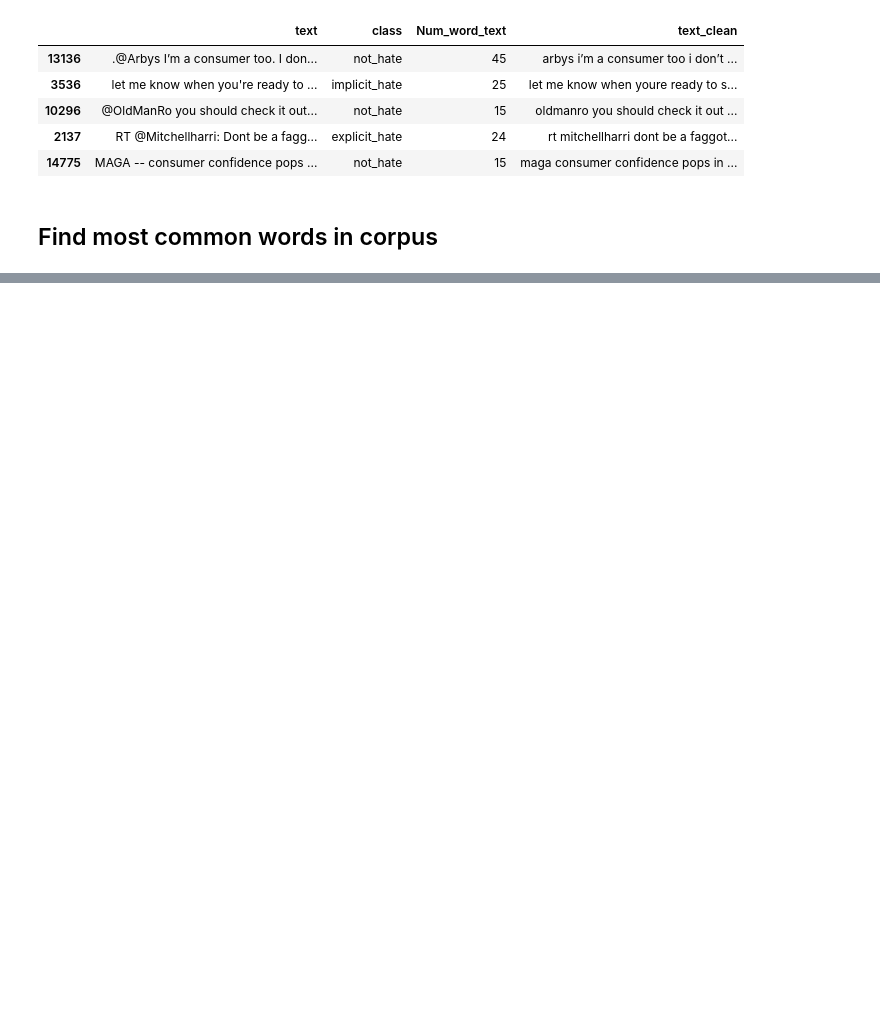
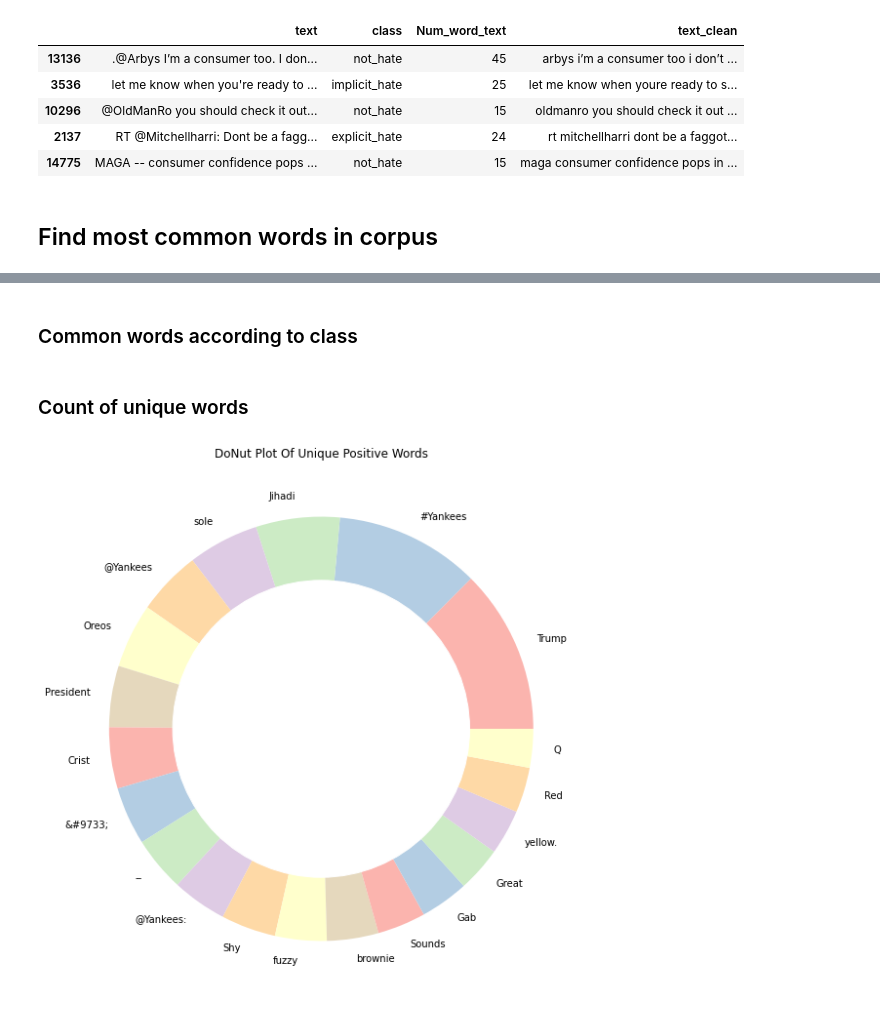
Before and after one commit to uadR1/nlphatespeech, a Jupyter notebook: Hina/count_words_per_class.ipynb, the cells around one changed output, grey strips where cells are left out. Cells and saved outputs as stored; diff of their text form; code cells hidden in the pictures; blank space fills up the shorter version.

Commit message:
unique_words

```diff
--- a/Hina/count_words_per_class.ipynb
+++ b/Hina/count_words_per_class.ipynb
@@ -177,3 +190,6 @@ def clean_text(text):
+# %%
+def remove_stopword(x):
+    return [y for y in x if y not in stopwords.words('english')]
 # %%
 train['text_clean'] = train['text'].apply(lambda x:clean_text(x))
 # %%
@@ -187,3 +203,6 @@ train.head()
 | 14775 | MAGA -- consumer confidence pops ... | not_hate | 15 | maga consumer confidence pops in ... |
 # %% [markdown]
 ## Find most common words in corpus
+# %%
+train['temp_list1'] = train['text'].apply(lambda x:str(x).split()) #List of words in every row for text
+train['temp_list1'] = train['temp_list1'].apply(lambda x:remove_stopword(x)) #Removing Stopwords
@@ -189,0 +249,2 @@ train.head()
+# %% [markdown]
+### Common words according to class
@@ -189,0 +289,4 @@ train.head()
+# %% [markdown]
+### Count of unique words
+# %%
+raw_text = [word for word_list in train['temp_list1'] for word in word_list]
@@ -189,0 +326,15 @@ train.head()
+# %%
+Unique_not_hate= words_unique('not_hate', 20, raw_text)
+Unique_implicit_hate= words_unique('implicit_hate', 20, raw_text)
+Unique_explicit_hate= words_unique('explicit_hate', 20, raw_text)
+Uniqueoffensive= words_unique('offensive', 20, raw_text)
+# %%
+plt.figure(figsize=(16,10))
+my_circle=plt.Circle((0,0), 0.7, color='white')
+plt.pie(Unique_not_hate['count'], labels=Unique_not_hate.words, colors=Pastel1_7.hex_colors)
+p=plt.gcf()
+p.gca().add_artist(my_circle)
+plt.title('DoNut Plot Of Unique Positive Words')
+plt.show()
+# %% [output]
+[figure, added]
```
Also changed, not shown: parts of 18 cells of this notebook.
